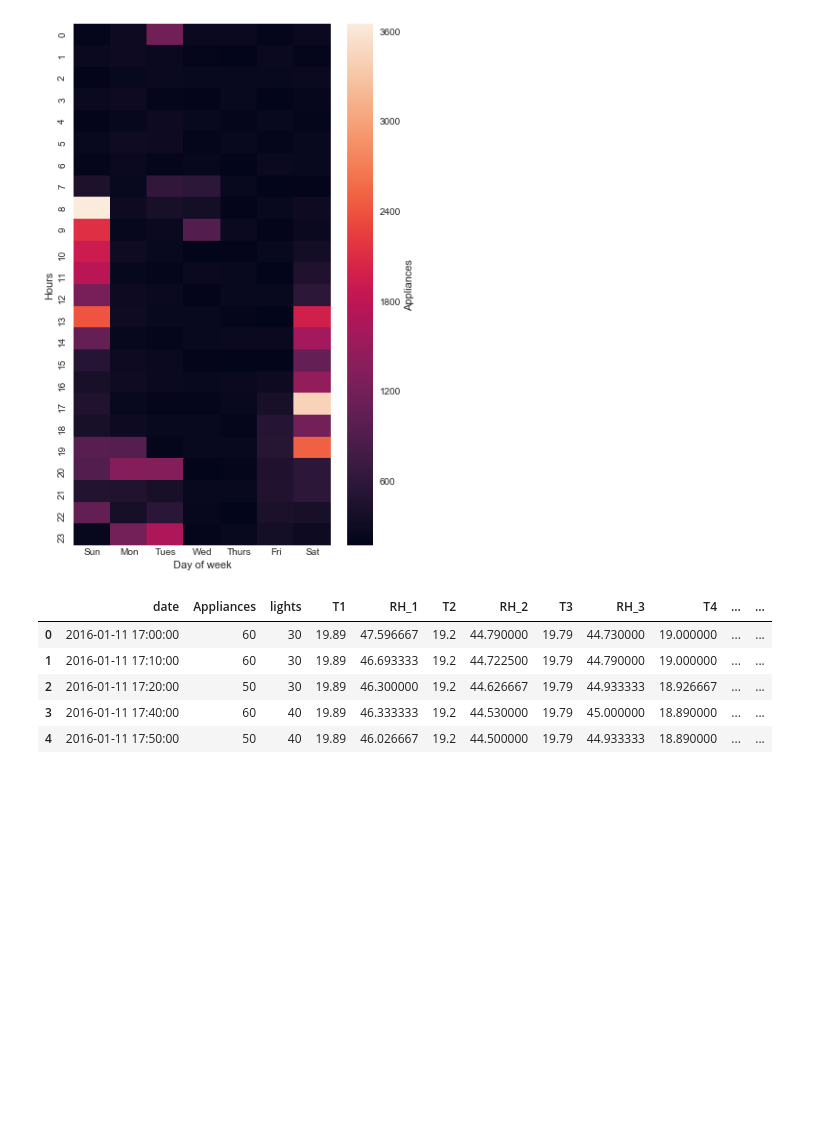
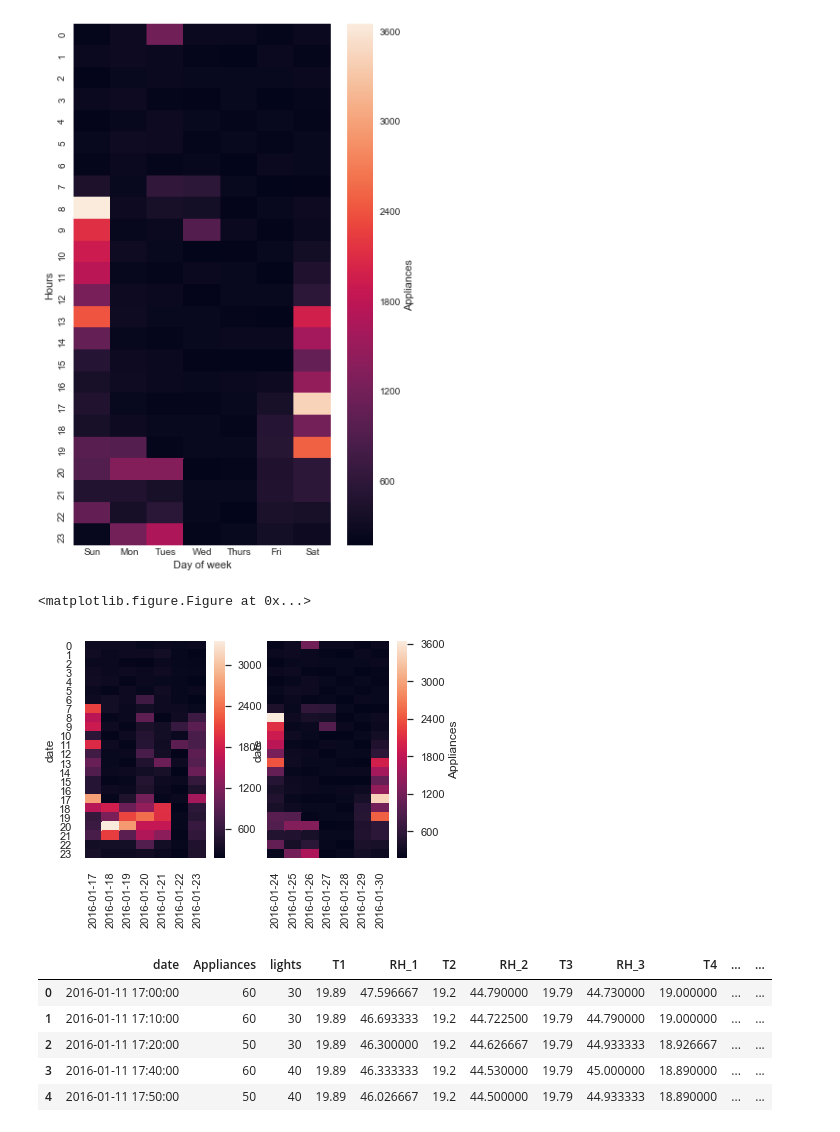
Before and after one commit to arianaroz/comp257-portfolio-2019, a Jupyter notebook: Portfolio 2.ipynb, the cells around one changed output. Cells and saved outputs as stored; diff of their text form; code cells hidden in the pictures; blank space fills up the shorter version.

```diff
--- a/Portfolio 2.ipynb
+++ b/Portfolio 2.ipynb
@@ -248,6 +249,17 @@ plt.show()
 # %% [output]
 [figure]
 [figure]
+# %%
+fig = plt.figure(figsize = (20,20)) # width x height
+
+fig, (ax1, ax2) = plt.subplots(1,2)
+sns.heatmap(df2,xticklabels=True, yticklabels=True, cbar_kws=None, ax=ax1)
+sns.heatmap(df3,xticklabels=True, yticklabels=False, cbar_kws={'label': 'Appliances'}, ax=ax2)
+
+plt.show()
+# %% [output]
+<matplotlib.figure.Figure at 0x...>
+[figure, added]
 # %%
 train.head()
 # %% [output]
```
Also changed, not shown: parts of 3 cells of this notebook.
